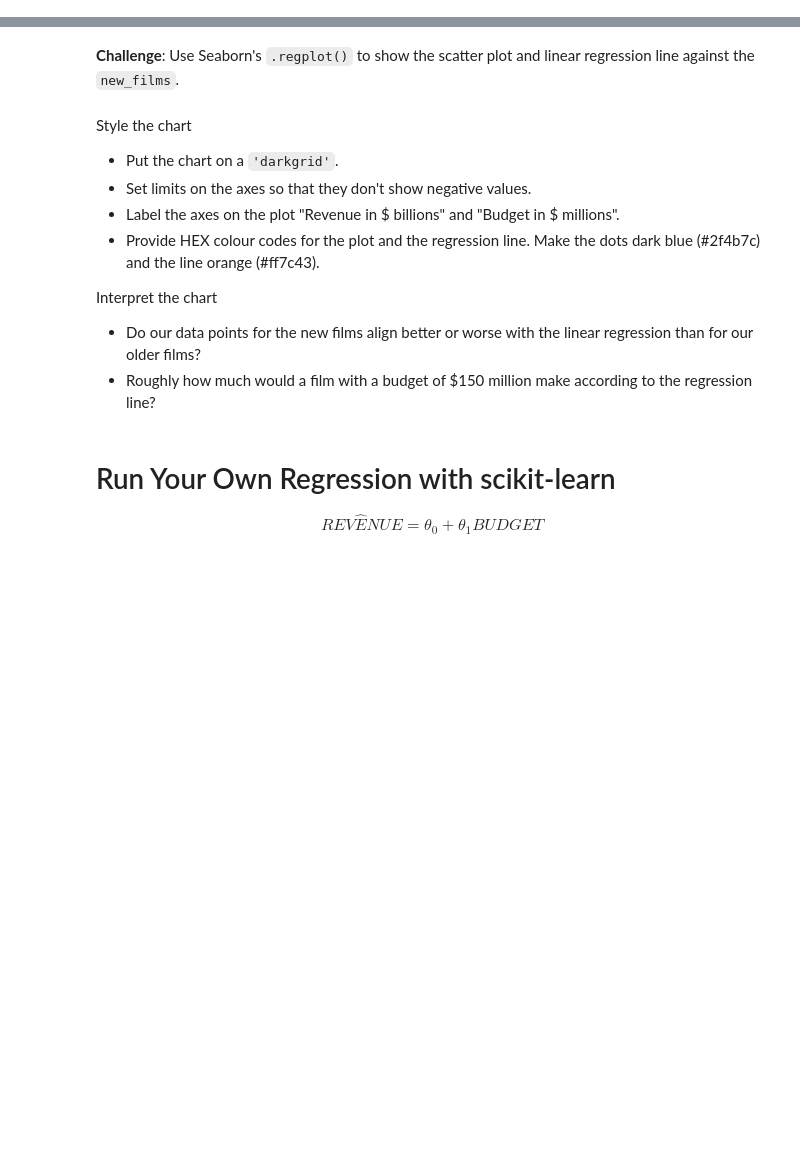
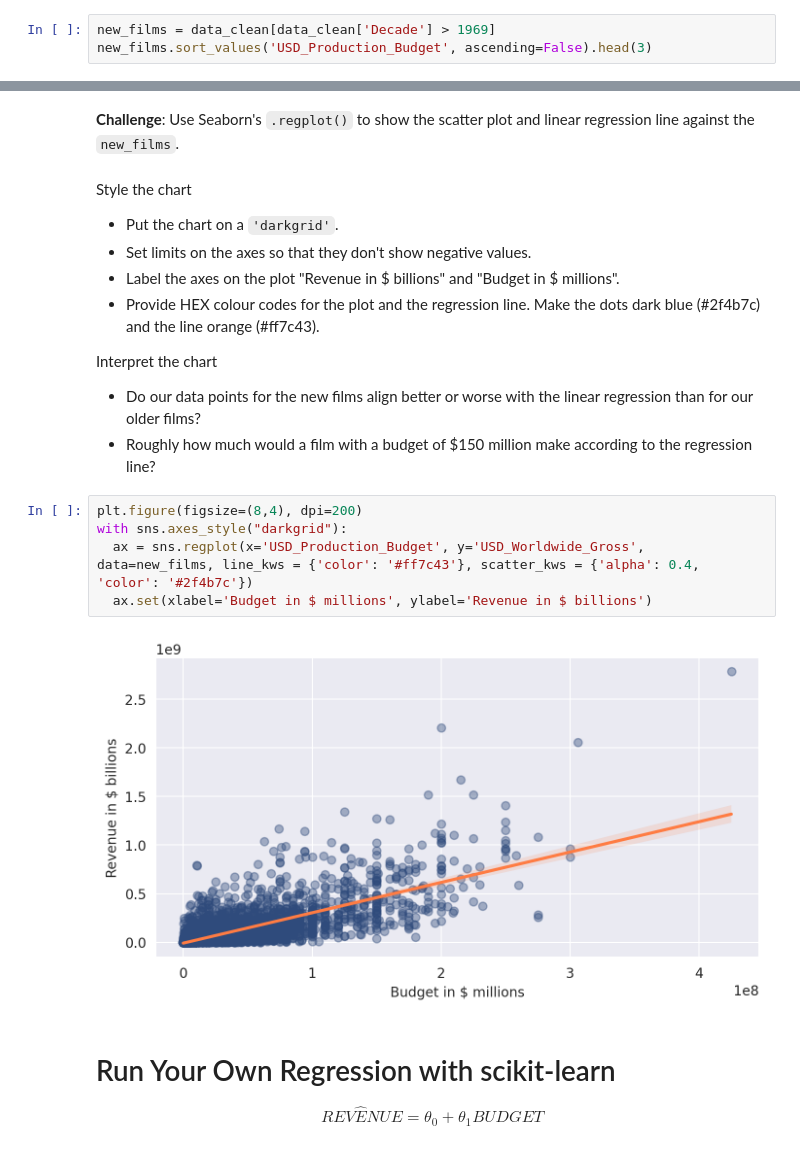
Before and after one commit to TahaThinks/DataScienceProjects2024, a Jupyter notebook: Seaborn_and_Linear_Regression_(start).ipynb, the cells around one changed output, grey strips where cells are left out. Cells and saved outputs as stored; diff of their text form; blank space fills up the shorter version.

```diff
--- a/Seaborn_and_Linear_Regression_(start).ipynb
+++ b/Seaborn_and_Linear_Regression_(start).ipynb
@@ -276,0 +285,3 @@ data_clean['Decade'] = decades
+# %%
+new_films = data_clean[data_clean['Decade'] > 1969]
+new_films.sort_values('USD_Production_Budget', ascending=False).head(3)
@@ -291,6 +313,13 @@ Interpret the chart
 
 * Do our data points for the new films align better or worse with the linear regression than for our older films?
 * Roughly how much would a film with a budget of $150 million make according to the regression line?
+# %%
+plt.figure(figsize=(8,4), dpi=200)
+with sns.axes_style("darkgrid"):
+  ax = sns.regplot(x='USD_Production_Budget', y='USD_Worldwide_Gross', data=new_films, line_kws = {'color': '#ff7c43'}, scatter_kws = {'alpha': 0.4, 'color': '#2f4b7c'})
+  ax.set(xlabel='Budget in $ millions', ylabel='Revenue in $ billions')
+# %% [output]
+[figure, added]
 # %% [markdown]
 # Run Your Own Regression with scikit-learn
 
```
Also changed, not shown: parts of 3 cells of this notebook.
